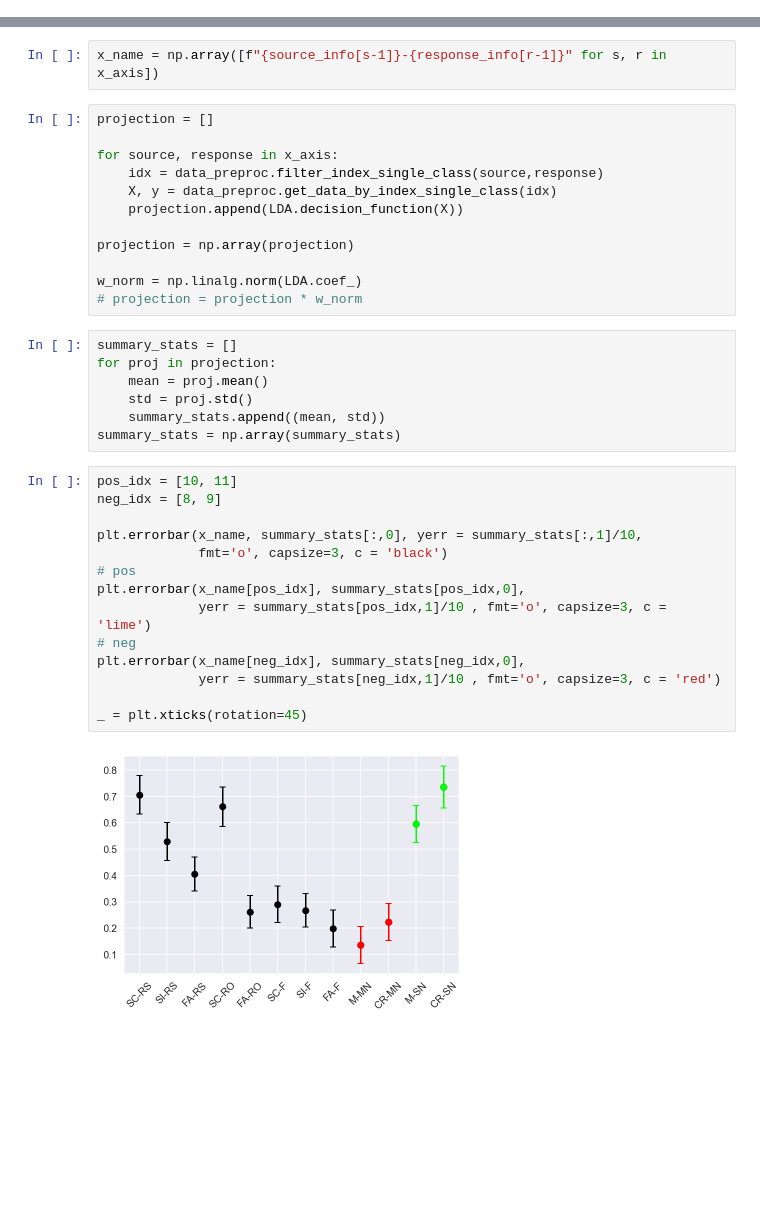
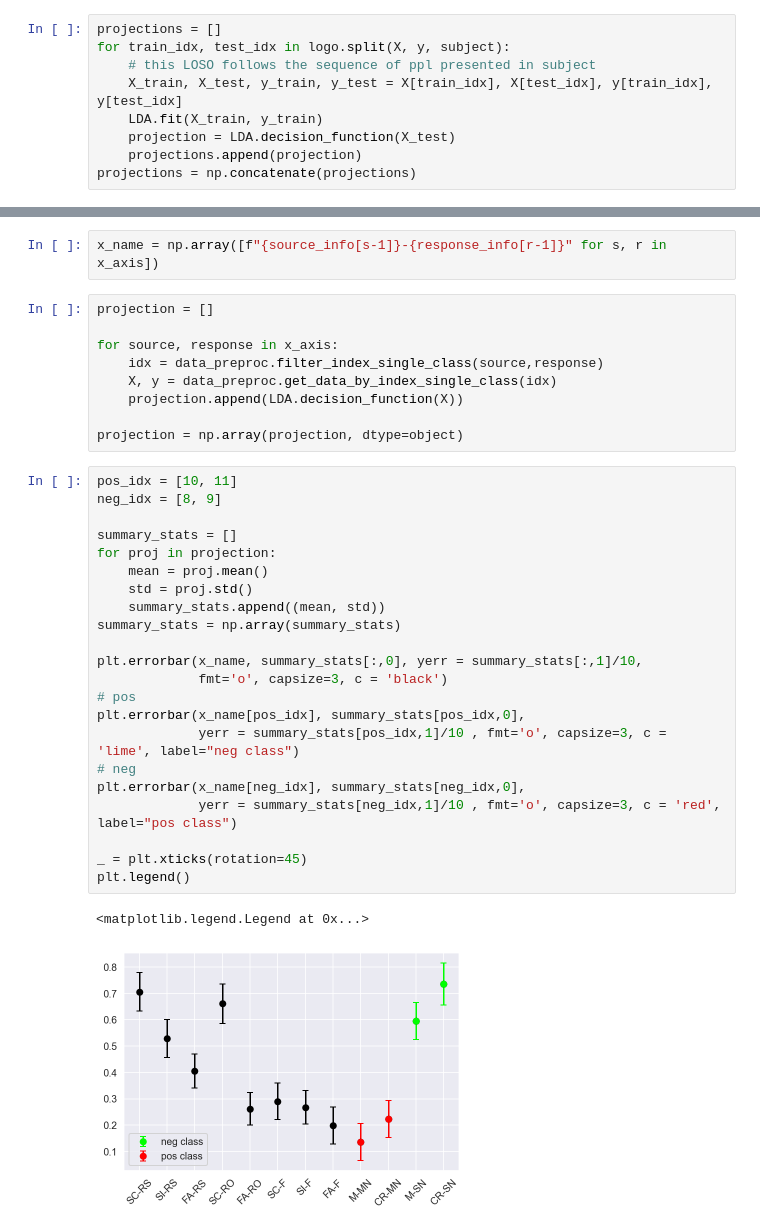
Before and after one commit to FleischerResearchLab/EEG-Familiarity-Prediction, a Jupyter notebook: SN_vs_MN_Scott.ipynb, the cells around one changed output, grey strips where cells are left out. Cells and saved outputs as stored; diff of their text form; blank space fills up the shorter version.

```diff
--- a/SN_vs_MN_Scott.ipynb
+++ b/SN_vs_MN_Scott.ipynb
@@ -182,0 +184,9 @@ accuracy_score(y, pred)
+# %%
+projections = []
+for train_idx, test_idx in logo.split(X, y, subject):
+    # this LOSO follows the sequence of ppl presented in subject
+    X_train, X_test, y_train, y_test = X[train_idx], X[test_idx], y[train_idx], y[test_idx]
+    LDA.fit(X_train, y_train)
+    projection = LDA.decision_function(X_test)
+    projections.append(projection)
+projections = np.concatenate(projections)
@@ -195,30 +213,29 @@ for source, response in x_axis:
     X, y = data_preproc.get_data_by_index_single_class(idx)
     projection.append(LDA.decision_function(X))
 
-projection = np.array(projection)
-
-w_norm = np.linalg.norm(LDA.coef_)
-# projection = projection * w_norm
+projection = np.array(projection, dtype=object)
-# %%
-summary_stats = []
-for proj in projection:
-    mean = proj.mean()
-    std = proj.std()
-    summary_stats.append((mean, std))
-summary_stats = np.array(summary_stats)
 # %%
 pos_idx = [10, 11]
 neg_idx = [8, 9]
+
+summary_stats = []
+for proj in projection:
+    mean = proj.mean()
+    std = proj.std()
+    summary_stats.append((mean, std))
+summary_stats = np.array(summary_stats)
 
 plt.errorbar(x_name, summary_stats[:,0], yerr = summary_stats[:,1]/10,
              fmt='o', capsize=3, c = 'black')
 # pos
 plt.errorbar(x_name[pos_idx], summary_stats[pos_idx,0],
-             yerr = summary_stats[pos_idx,1]/10 , fmt='o', capsize=3, c = 'lime')
+             yerr = summary_stats[pos_idx,1]/10 , fmt='o', capsize=3, c = 'lime', label="neg class")
 # neg
 plt.errorbar(x_name[neg_idx], summary_stats[neg_idx,0],
-             yerr = summary_stats[neg_idx,1]/10 , fmt='o', capsize=3, c = 'red')
+             yerr = summary_stats[neg_idx,1]/10 , fmt='o', capsize=3, c = 'red', label="pos class")
 
 _ = plt.xticks(rotation=45)
+plt.legend()
 # %% [output]
+<matplotlib.legend.Legend at 0x...>
-[figure, old version]
+[figure, new version]
```
Also changed, not shown: parts of 6 cells of this notebook, 7 other files.
